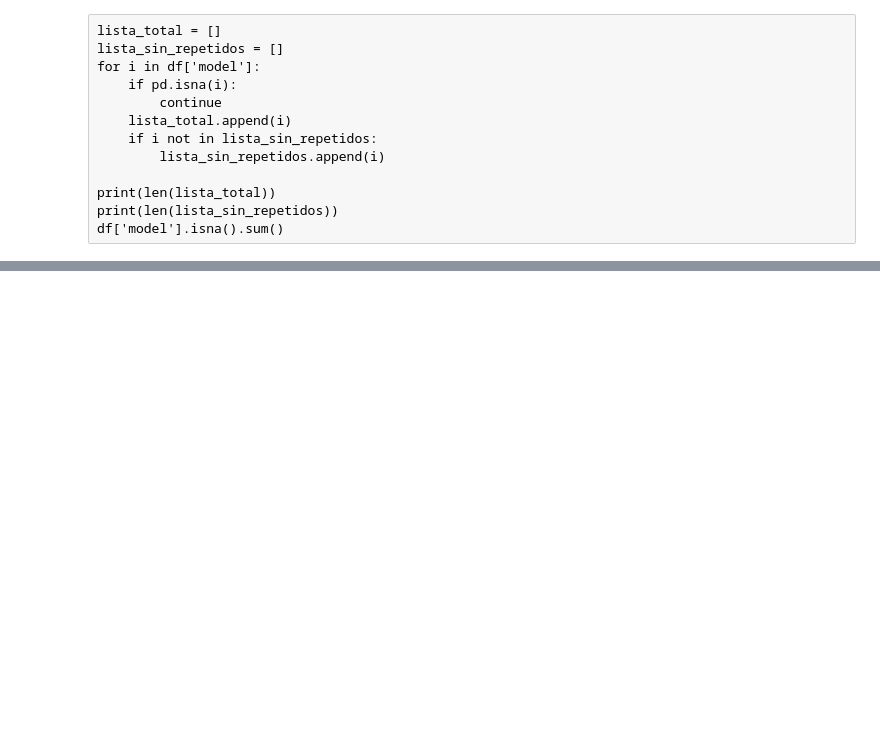
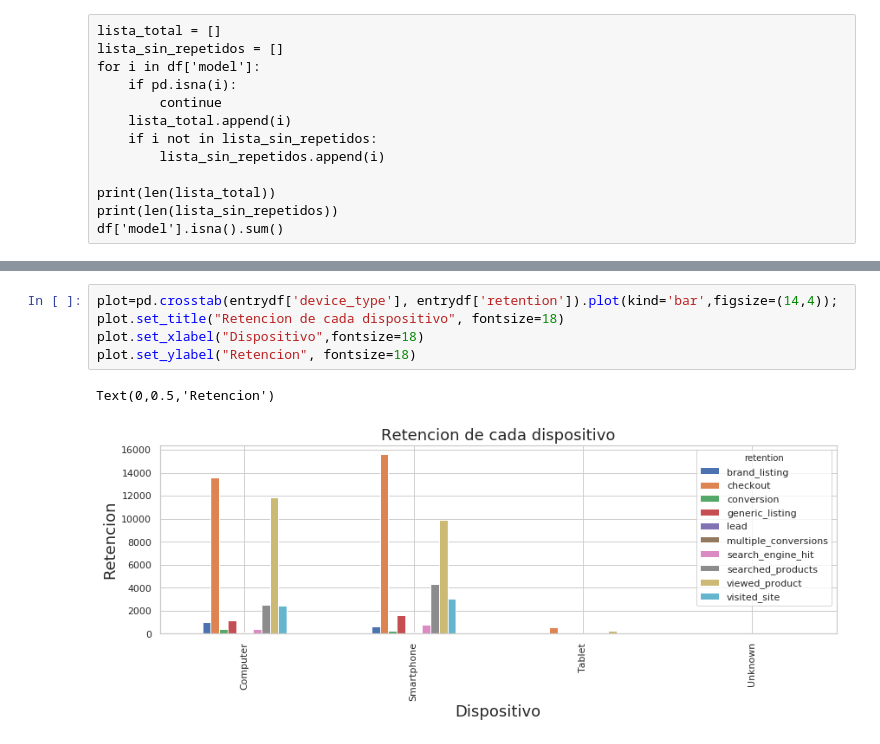
Before and after one commit to MartinCohen98/OrganizacionDeDatosTP1, a Jupyter notebook: notebook_tp.ipynb, the cells around one changed output, grey strips where cells are left out. Drawn from its saved outputs; the diff is of its cells as text; blank space fills up the shorter version.

```diff
--- a/notebook_tp.ipynb
+++ b/notebook_tp.ipynb
@@ -238,0 +260,8 @@ entrydf
+# %%
+plot=pd.crosstab(entrydf['device_type'], entrydf['retention']).plot(kind='bar',figsize=(14,4));
+plot.set_title("Retencion de cada dispositivo", fontsize=18)
+plot.set_xlabel("Dispositivo",fontsize=18)
+plot.set_ylabel("Retencion", fontsize=18)
+# %% [output]
+Text(0,0.5,'Retencion')
+[figure, added]
```
Also changed, not shown: parts of 11 cells of this notebook.
